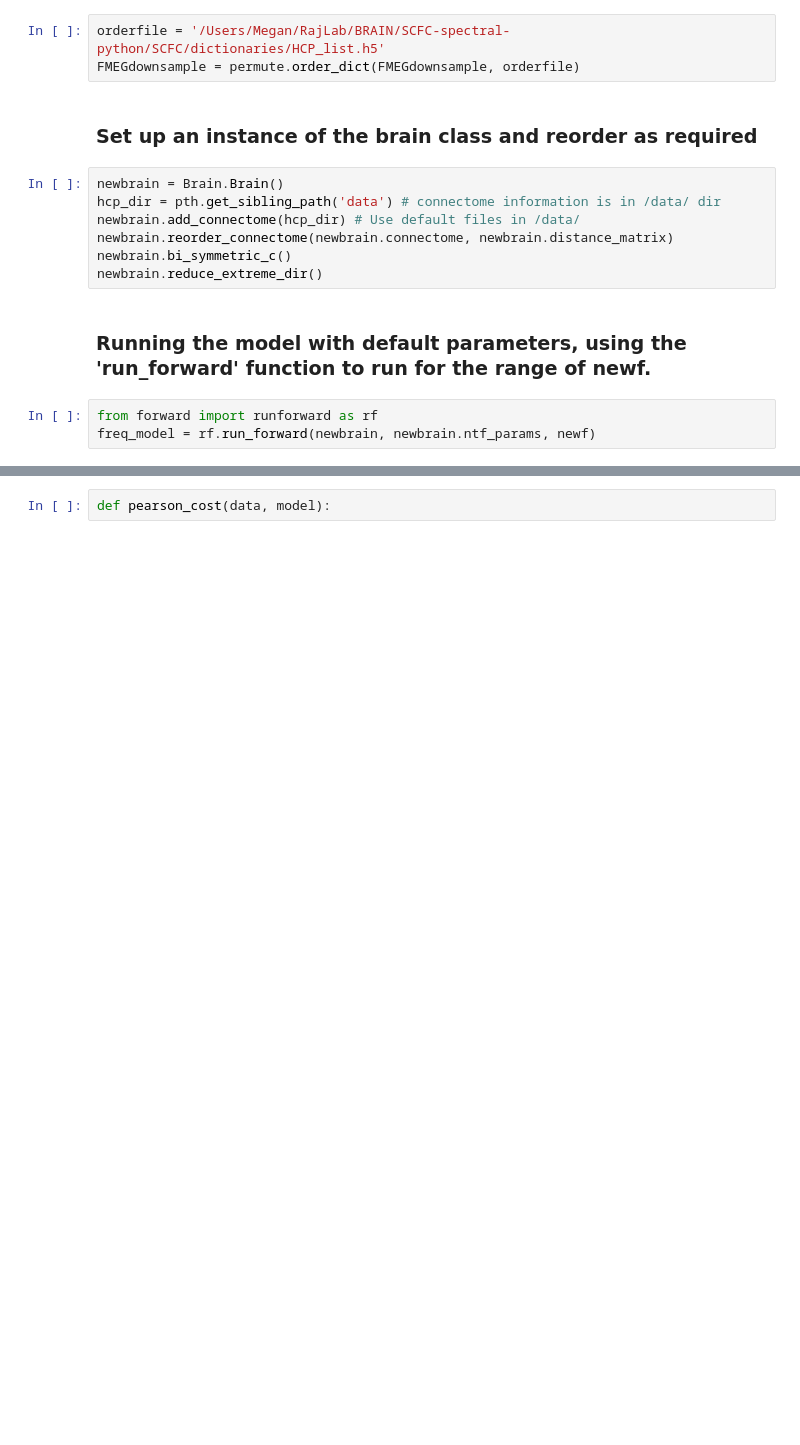
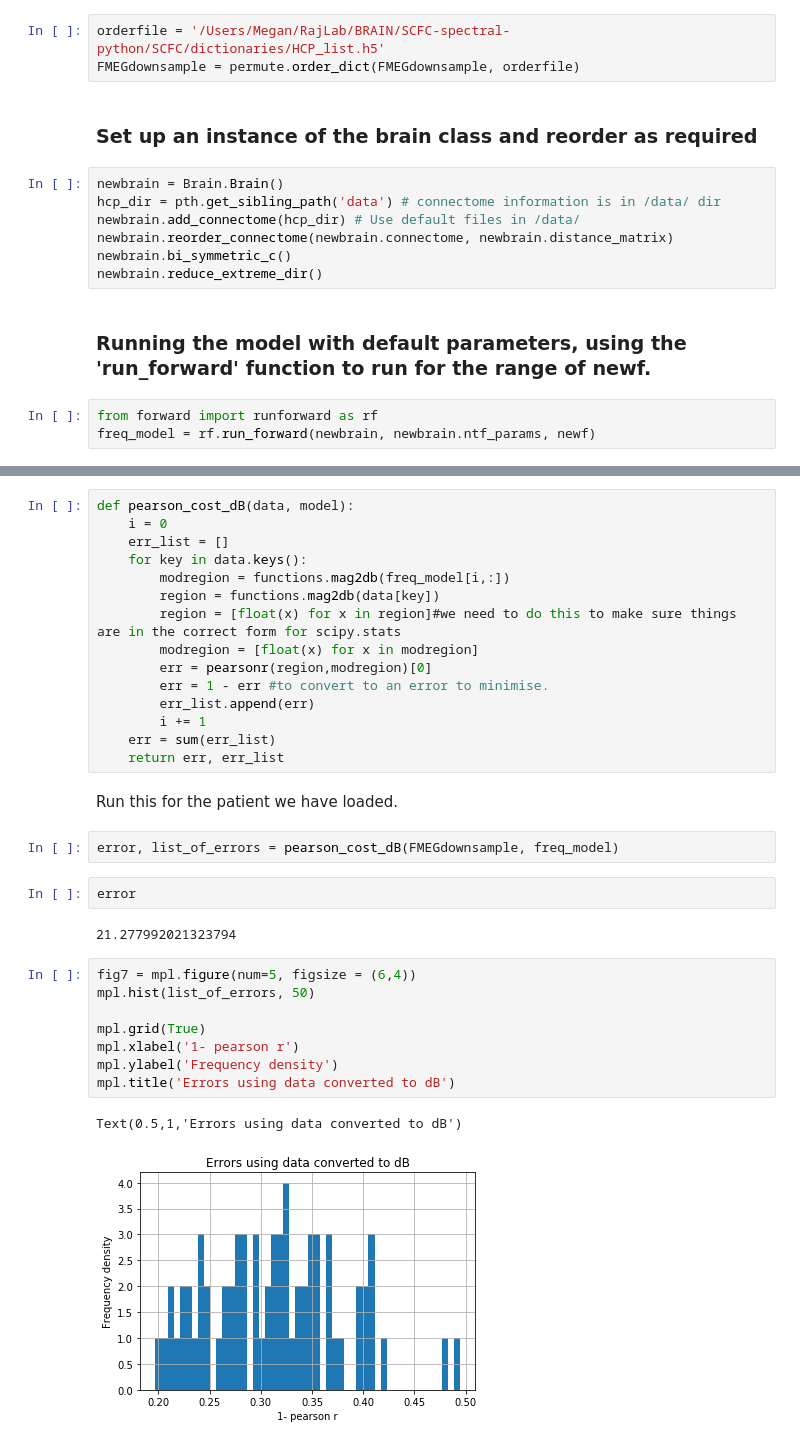
Before and after one commit to Raj-Lab-UCSF/spectrome, a Jupyter notebook: SCFC-spectral-python/SCFC/notebooks/pearsonr-cost.ipynb, the cells around one changed output, grey strips where cells are left out. Drawn from its saved outputs; the diff is of its cells as text; blank space fills up the shorter version.

```diff
--- a/SCFC-spectral-python/SCFC/notebooks/pearsonr-cost.ipynb
+++ b/SCFC-spectral-python/SCFC/notebooks/pearsonr-cost.ipynb
@@ -125,2 +151,34 @@ First, use the linear form of the data/model. Looking at the data as it stands,
-# %%
-def pearson_cost(data, model):
+# %%
+def pearson_cost_dB(data, model):
+    i = 0
+    err_list = []
+    for key in data.keys():
+        modregion = functions.mag2db(freq_model[i,:])
+        region = functions.mag2db(data[key])
+        region = [float(x) for x in region]#we need to do this to make sure things are in the correct form for scipy.stats
+        modregion = [float(x) for x in modregion]
+        err = pearsonr(region,modregion)[0]
+        err = 1 - err #to convert to an error to minimise.
+        err_list.append(err)
+        i += 1
+    err = sum(err_list)
+    return err, err_list
+# %% [markdown]
+Run this for the patient we have loaded.
+# %%
+error, list_of_errors = pearson_cost_dB(FMEGdownsample, freq_model)
+# %%
+error
+# %% [output]
+21.277992021323794
+# %%
+fig7 = mpl.figure(num=5, figsize = (6,4))
+mpl.hist(list_of_errors, 50)
+
+mpl.grid(True)
+mpl.xlabel('1- pearson r')
+mpl.ylabel('Frequency density')
+mpl.title('Errors using data converted to dB')
+# %% [output]
+Text(0.5,1,'Errors using data converted to dB')
+[figure, added]
```
Also changed, not shown: parts of 12 cells of this notebook.
